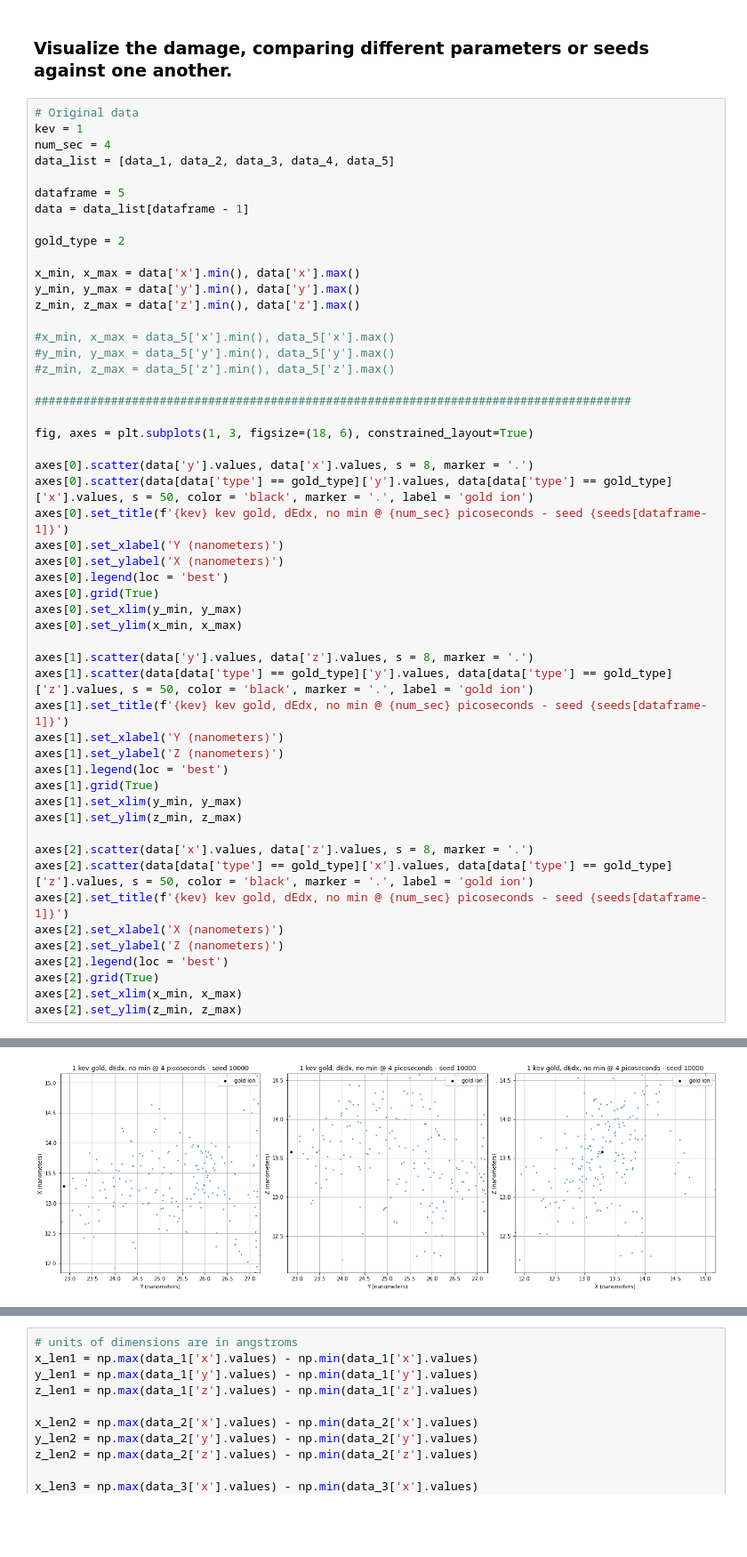
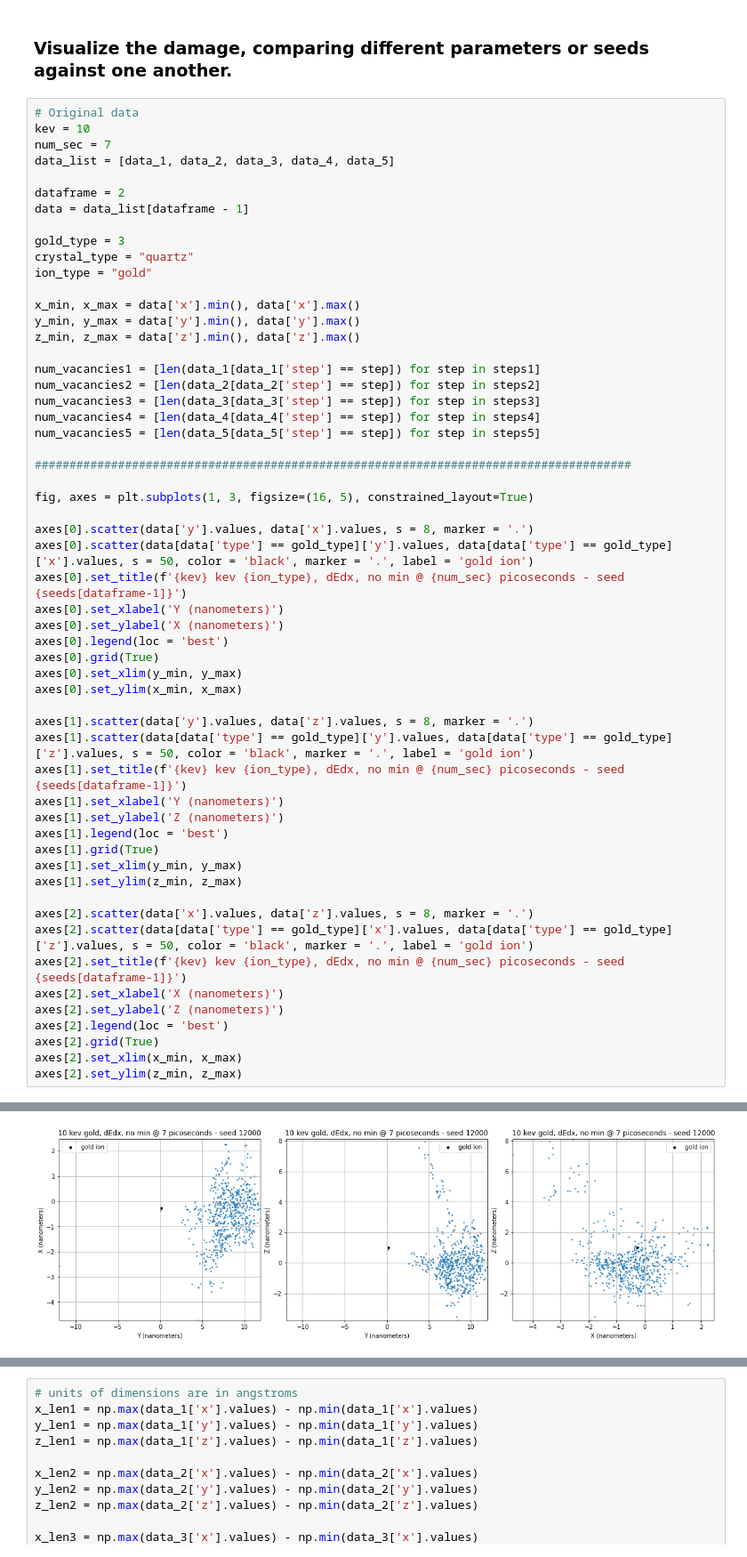
Before and after one commit to NSF-GCR-MDDM/kmream_md, a Jupyter notebook: md_vacancies.ipynb, the cells around one changed output, grey strips where cells are left out. Shown at 89% size. Saved outputs shown, nothing was run; the diff lists cells and outputs as text; blank space fills up the shorter version.

```diff
--- a/md_vacancies.ipynb
+++ b/md_vacancies.ipynb
@@ -70,30 +91,34 @@ data_5
 ### Visualize the damage, comparing different parameters or seeds against one another.
 # %%
 # Original data
-kev = 1
-num_sec = 4
+kev = 10
+num_sec = 7
 data_list = [data_1, data_2, data_3, data_4, data_5]
 
-dataframe = 5
+dataframe = 2
 data = data_list[dataframe - 1]
 
-gold_type = 2
+gold_type = 3
+crystal_type = "quartz"
+ion_type = "gold"
 
 x_min, x_max = data['x'].min(), data['x'].max()
 y_min, y_max = data['y'].min(), data['y'].max()
 z_min, z_max = data['z'].min(), data['z'].max()
 
-#x_min, x_max = data_5['x'].min(), data_5['x'].max()
-#y_min, y_max = data_5['y'].min(), data_5['y'].max()
-#z_min, z_max = data_5['z'].min(), data_5['z'].max()
+num_vacancies1 = [len(data_1[data_1['step'] == step]) for step in steps1]
+num_vacancies2 = [len(data_2[data_2['step'] == step]) for step in steps2]
+num_vacancies3 = [len(data_3[data_3['step'] == step]) for step in steps3]
+num_vacancies4 = [len(data_4[data_4['step'] == step]) for step in steps4]
+num_vacancies5 = [len(data_5[data_5['step'] == step]) for step in steps5]
 
 ######################################################################################
 
-fig, axes = plt.subplots(1, 3, figsize=(18, 6), constrained_layout=True)
+fig, axes = plt.subplots(1, 3, figsize=(16, 5), constrained_layout=True)
 
 axes[0].scatter(data['y'].values, data['x'].values, s = 8, marker = '.')
 axes[0].scatter(data[data['type'] == gold_type]['y'].values, data[data['type'] == gold_type]['x'].values, s = 50, color = 'black', marker = '.', label = 'gold ion')
-axes[0].set_title(f'{kev} kev gold, dEdx, no min @ {num_sec} picoseconds - seed {seeds[dataframe-1]}')
+axes[0].set_title(f'{kev} kev {ion_type}, dEdx, no min @ {num_sec} picoseconds - seed {seeds[dataframe-1]}')
 axes[0].set_xlabel('Y (nanometers)')
 axes[0].set_ylabel('X (nanometers)')
 axes[0].legend(loc = 'best')
@@ -103,7 +128,7 @@ axes[0].set_ylim(x_min, x_max)
 
 axes[1].scatter(data['y'].values, data['z'].values, s = 8, marker = '.')
 axes[1].scatter(data[data['type'] == gold_type]['y'].values, data[data['type'] == gold_type]['z'].values, s = 50, color = 'black', marker = '.', label = 'gold ion')
-axes[1].set_title(f'{kev} kev gold, dEdx, no min @ {num_sec} picoseconds - seed {seeds[dataframe-1]}')
+axes[1].set_title(f'{kev} kev {ion_type}, dEdx, no min @ {num_sec} picoseconds - seed {seeds[dataframe-1]}')
 axes[1].set_xlabel('Y (nanometers)')
 axes[1].set_ylabel('Z (nanometers)')
 axes[1].legend(loc = 'best')
@@ -113,7 +138,7 @@ axes[1].set_ylim(z_min, z_max)
 
 axes[2].scatter(data['x'].values, data['z'].values, s = 8, marker = '.')
 axes[2].scatter(data[data['type'] == gold_type]['x'].values, data[data['type'] == gold_type]['z'].values, s = 50, color = 'black', marker = '.', label = 'gold ion')
-axes[2].set_title(f'{kev} kev gold, dEdx, no min @ {num_sec} picoseconds - seed {seeds[dataframe-1]}')
+axes[2].set_title(f'{kev} kev {ion_type}, dEdx, no min @ {num_sec} picoseconds - seed {seeds[dataframe-1]}')
 axes[2].set_xlabel('X (nanometers)')
 axes[2].set_ylabel('Z (nanometers)')
 axes[2].legend(loc = 'best')
@@ -125 +150 @@ axes[2].set_ylim(z_min, z_max)
-[figure, old version]
+[figure, new version]
```
Also changed, not shown: parts of 38 cells of this notebook.
